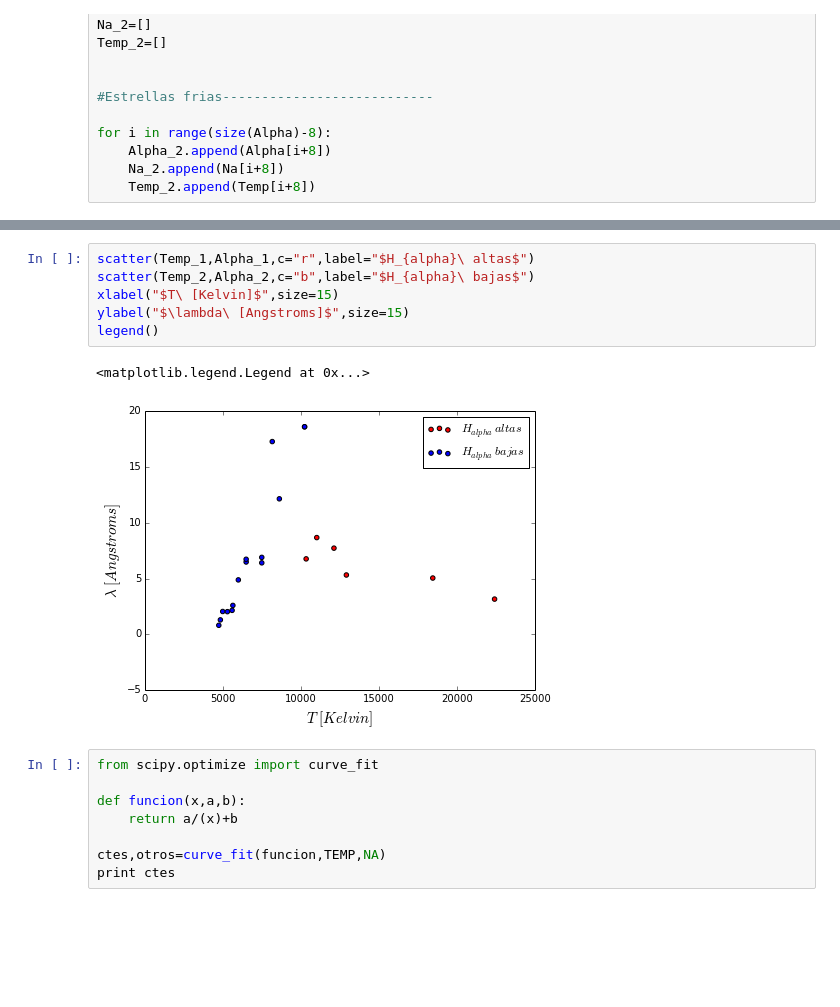
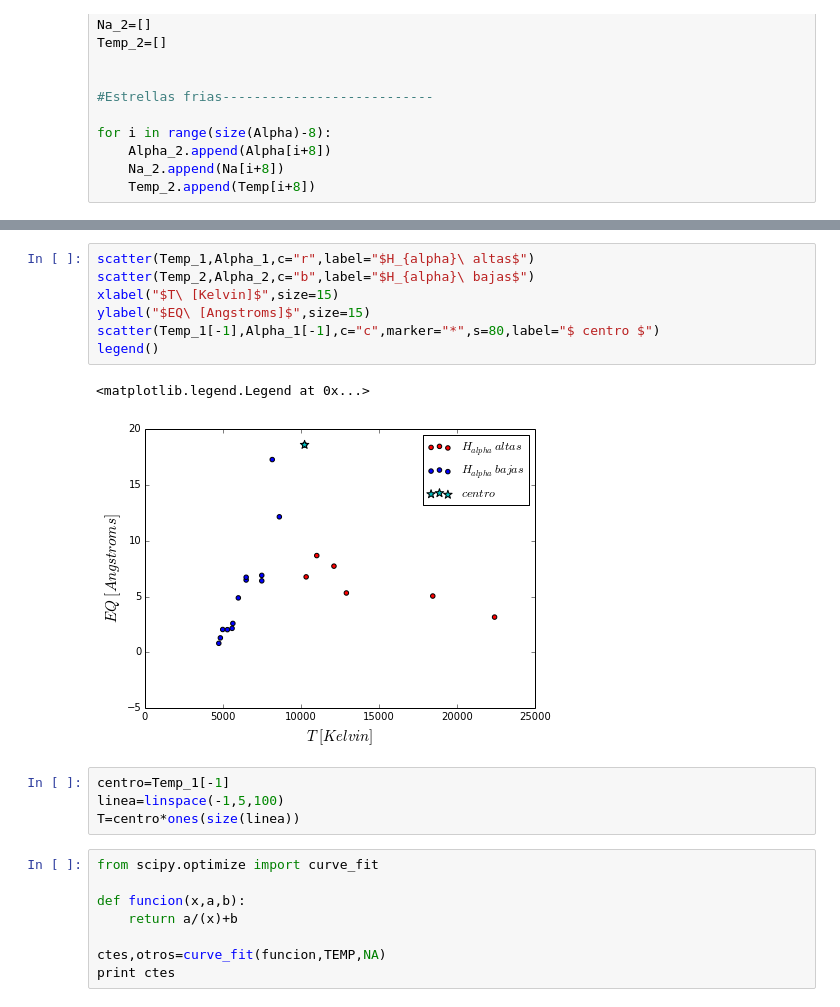
Before and after one commit to daniel-lozano/Metodos_astro, a Jupyter notebook: metodos astrofisicos/Taller_14_de_noviembre.ipynb, the cells around one changed output, grey strips where cells are left out. Cells and saved outputs as stored; diff of their text form; blank space fills up the shorter version.

```diff
--- a/metodos astrofisicos/Taller_14_de_noviembre.ipynb
+++ b/metodos astrofisicos/Taller_14_de_noviembre.ipynb
@@ -97,12 +97,17 @@ print Temp
 # %%
 scatter(Temp_1,Alpha_1,c="r",label="$H_{alpha}\ altas$")
 scatter(Temp_2,Alpha_2,c="b",label="$H_{alpha}\ bajas$")
 xlabel("$T\ [Kelvin]$",size=15)
-ylabel("$\lambda\ [Angstroms]$",size=15)
+ylabel("$EQ\ [Angstroms]$",size=15)
+scatter(Temp_1[-1],Alpha_1[-1],c="c",marker="*",s=80,label="$ centro $")
 legend()
 # %% [output]
 <matplotlib.legend.Legend at 0x...>
-[figure, old version]
+[figure, new version]
+# %%
+centro=Temp_1[-1]
+linea=linspace(-1,5,100)
+T=centro*ones(size(linea))
 # %%
 from scipy.optimize import curve_fit
 
```
Also changed, not shown: parts of 7 cells of this notebook, 3 other files.
